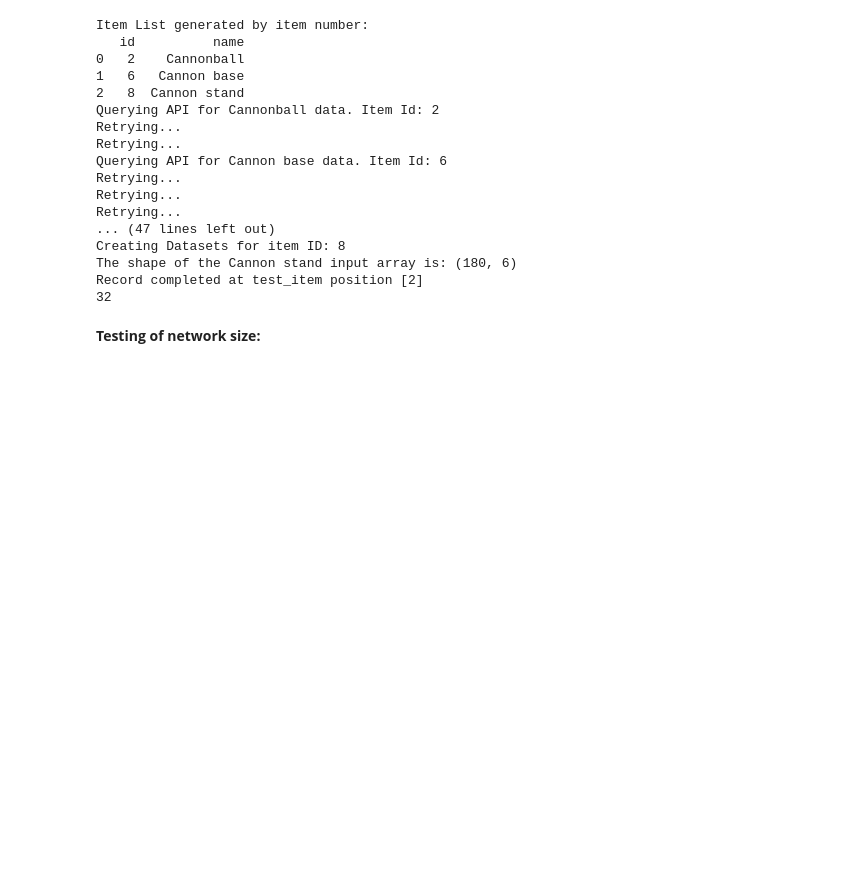
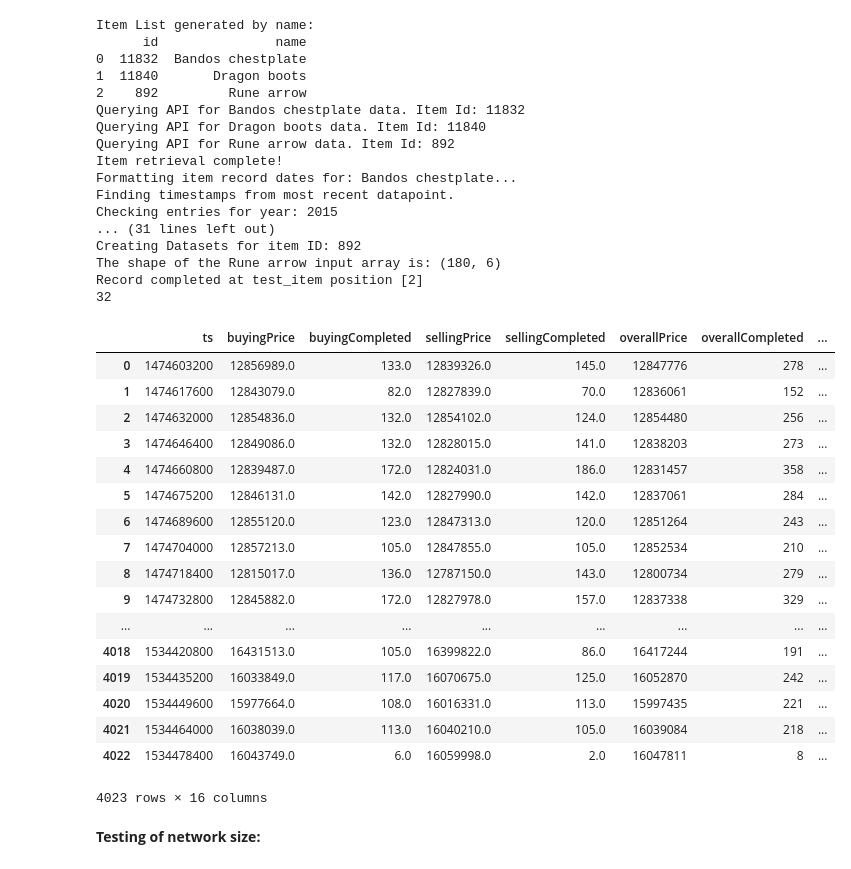
Before and after one commit to ncasale/rs-rnn-bot, a Jupyter notebook: RNNReLU - Working.ipynb, the cells around one changed output. Saved outputs shown, nothing was run; the diff lists cells and outputs as text; code cells hidden in the pictures; blank space fills up the shorter version.

```diff
--- a/RNNReLU - Working.ipynb
+++ b/RNNReLU - Working.ipynb
@@ -241,10 +241,10 @@ if __name__ == '__main__':
     generate_item_records_from_summary()
 
     #Pull items by range of Index values
-    input_data = generate_input_data_by_item_number(0,3)
+    #input_data = generate_input_data_by_item_number(0,3)
 
     #Pull specific items by name
-    #input_data = generate_input_data_by_item_name(['Armadyl godsword','Fire rune', 'Soft clay'])
+    input_data = generate_input_data_by_item_name(['Bandos chestplate','Dragon boots', 'Rune arrow'])
 
     #In Days - define the number of epochs to include in the test data
     test_set_size = 30
@@ -259,23 +259,44 @@ if __name__ == '__main__':
     nn.calculateNodeActivations()
     print(nn.outputNode.getActivation())
 # %% [output]
-Item List generated by item number:
-   id          name
-0   2    Cannonball
-1   6   Cannon base
-2   8  Cannon stand
-Querying API for Cannonball data. Item Id: 2
-Retrying...
-Retrying...
-Querying API for Cannon base data. Item Id: 6
-Retrying...
-Retrying...
-Retrying...
-... (47 lines left out)
-Creating Datasets for item ID: 8
-The shape of the Cannon stand input array is: (180, 6)
+Item List generated by name:
+      id               name
+0  11832  Bandos chestplate
+1  11840       Dragon boots
+2    892         Rune arrow
+Querying API for Bandos chestplate data. Item Id: 11832
+Querying API for Dragon boots data. Item Id: 11840
+Querying API for Rune arrow data. Item Id: 892
+Item retrieval complete!
+Formatting item record dates for: Bandos chestplate...
+Finding timestamps from most recent datapoint.
+Checking entries for year: 2015
+... (31 lines left out)
+Creating Datasets for item ID: 892
+The shape of the Rune arrow input array is: (180, 6)
 Record completed at test_item position [2]
 32
+# %%
+item_records.iloc[0]['data']
+# %% [output]
+|  | ts | buyingPrice | buyingCompleted | sellingPrice | sellingCompleted | overallPrice | overallCompleted | ... |
+| 0 | 1474603200 | 12856989.0 | 133.0 | 12839326.0 | 145.0 | 12847776 | 278 | ... |
+| 1 | 1474617600 | 12843079.0 | 82.0 | 12827839.0 | 70.0 | 12836061 | 152 | ... |
+| 2 | 1474632000 | 12854836.0 | 132.0 | 12854102.0 | 124.0 | 12854480 | 256 | ... |
+| 3 | 1474646400 | 12849086.0 | 132.0 | 12828015.0 | 141.0 | 12838203 | 273 | ... |
+| 4 | 1474660800 | 12839487.0 | 172.0 | 12824031.0 | 186.0 | 12831457 | 358 | ... |
+| 5 | 1474675200 | 12846131.0 | 142.0 | 12827990.0 | 142.0 | 12837061 | 284 | ... |
+| 6 | 1474689600 | 12855120.0 | 123.0 | 12847313.0 | 120.0 | 12851264 | 243 | ... |
+| 7 | 1474704000 | 12857213.0 | 105.0 | 12847855.0 | 105.0 | 12852534 | 210 | ... |
+| 8 | 1474718400 | 12815017.0 | 136.0 | 12787150.0 | 143.0 | 12800734 | 279 | ... |
+| 9 | 1474732800 | 12845882.0 | 172.0 | 12827978.0 | 157.0 | 12837338 | 329 | ... |
+| ... | ... | ... | ... | ... | ... | ... | ... | ... |
+| 4018 | 1534420800 | 16431513.0 | 105.0 | 16399822.0 | 86.0 | 16417244 | 191 | ... |
+| 4019 | 1534435200 | 16033849.0 | 117.0 | 16070675.0 | 125.0 | 16052870 | 242 | ... |
+| 4020 | 1534449600 | 15977664.0 | 108.0 | 16016331.0 | 113.0 | 15997435 | 221 | ... |
+| 4021 | 1534464000 | 16038039.0 | 113.0 | 16040210.0 | 105.0 | 16039084 | 218 | ... |
+| 4022 | 1534478400 | 16043749.0 | 6.0 | 16059998.0 | 2.0 | 16047811 | 8 | ... |
+4023 rows × 16 columns
 # %% [markdown]
 <font size="+3"><b>Testing of network size:</b></font>
 # %%
```
